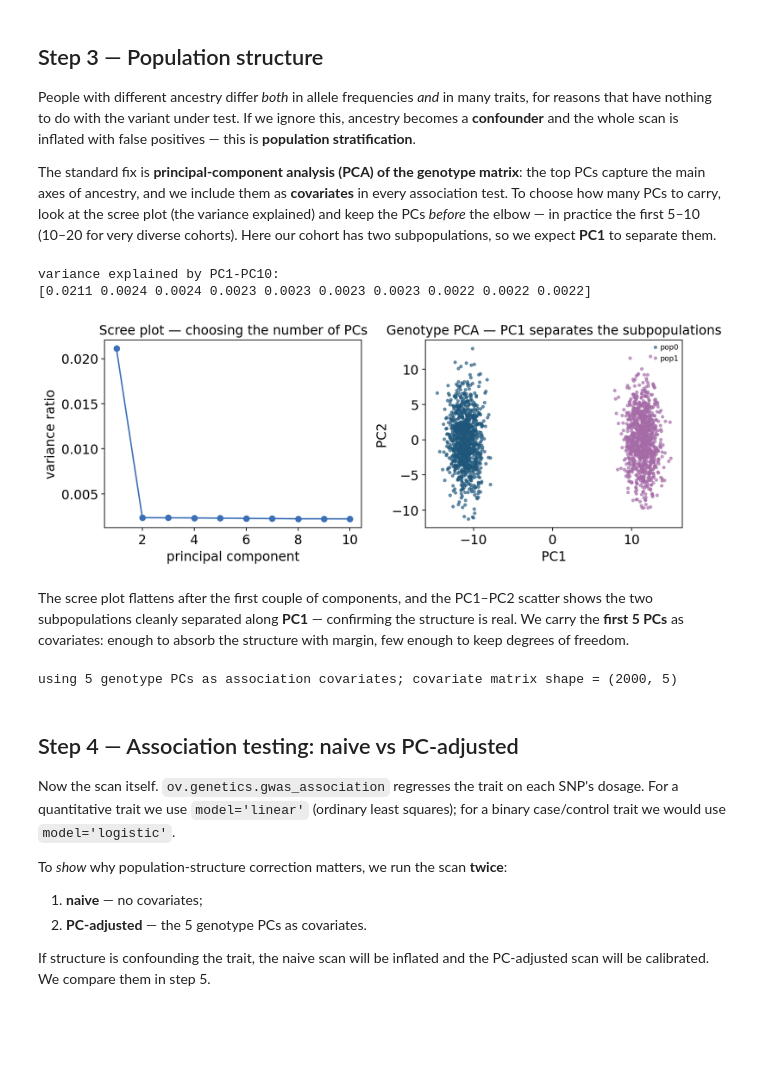
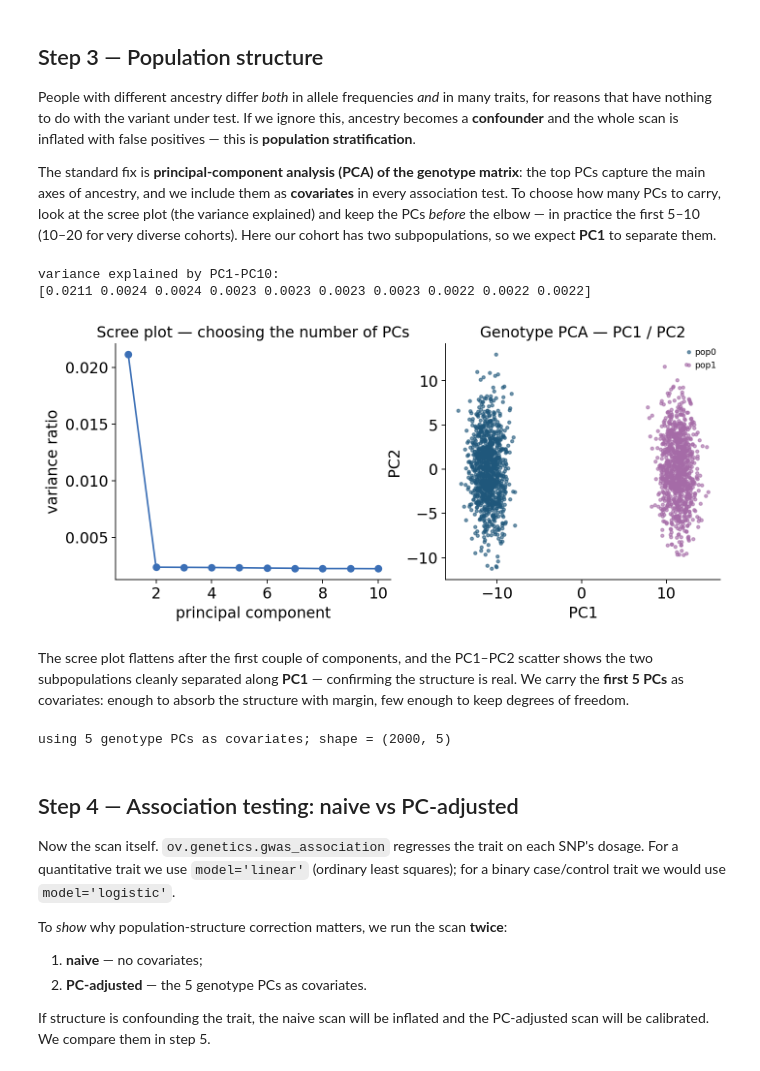
Before and after one commit to DBinary/omicverse-tutorials, a Jupyter notebook: docs/Tutorials-genetics/t_genetics_01_gwas_pipeline.ipynb, the cells around one changed output. Drawn from its saved outputs; the diff is of its cells as text; code cells hidden in the pictures; blank space fills up the shorter version.

```diff
--- a/docs/Tutorials-genetics/t_genetics_01_gwas_pipeline.ipynb
+++ b/docs/Tutorials-genetics/t_genetics_01_gwas_pipeline.ipynb
@@ -317,37 +285,21 @@ to carry, look at the scree plot (the variance explained) and keep the PCs
 *before* the elbow — in practice the first 5–10 (10–20 for very diverse
 cohorts). Here our cohort has two subpopulations, so we expect **PC1** to
 separate them.
-# %%
-# PCA on the QC'd genotypes (scaled, as is standard for genotype PCA).
-geno_pca = geno_qc.copy()
-sc.pp.scale(geno_pca, max_value=10)
-sc.tl.pca(geno_pca, n_comps=10)
-pcs_all = geno_pca.obsm["X_pca"]
-var_ratio = geno_pca.uns["pca"]["variance_ratio"]
-print("variance explained by PC1-PC10:")
-print(np.round(var_ratio, 4))
-# %% [output]
-variance explained by PC1-PC10:
-[0.0211 0.0024 0.0024 0.0023 0.0023 0.0023 0.0023 0.0022 0.0022 0.0022]
-# %%
-fig, axes = plt.subplots(1, 2, figsize=(10, 4))
-
-# Scree plot: where does the variance-explained curve flatten?
-axes[0].plot(np.arange(1, 11), var_ratio, "o-", color="#3b6fb6")
-axes[0].set_xlabel("principal component"); axes[0].set_ylabel("variance ratio")
-axes[0].set_title("Scree plot — choosing the number of PCs")
-
-# PC1 vs PC2, coloured by the (latent) subpopulation label.
-pop = geno_qc.obs["population"].astype(str).values
-for p in sorted(np.unique(pop)):
-    m = pop == p
-    axes[1].scatter(pcs_all[m, 0], pcs_all[m, 1], s=8, label=p, alpha=0.6)
-axes[1].set_xlabel("PC1"); axes[1].set_ylabel("PC2")
-axes[1].set_title("Genotype PCA — PC1 separates the subpopulations")
-axes[1].legend(fontsize=8)
-plt.tight_layout(); plt.show()
-# %% [output]
-[figure, removed]
+# %%
+# Genotype PCA (scaled) -> PC scores + variance explained.
+pcs_all, var_ratio = ov.genetics.genotype_pca(geno_qc, n_comps=10)
+print("variance explained by PC1-PC10:")
+print(np.round(var_ratio, 4))
+# %% [output]
+variance explained by PC1-PC10:
+[0.0211 0.0024 0.0024 0.0023 0.0023 0.0023 0.0023 0.0022 0.0022 0.0022]
+# %%
+ov.genetics.pca_structure_plot(
+    pcs_all, var_ratio, labels=geno_qc.obs["population"],
+)
+plt.show()
+# %% [output]
+[figure, added]
 # %% [markdown]
 The scree plot flattens after the first couple of components, and the
 PC1–PC2 scatter shows the two subpopulations cleanly separated along
@@ -357,10 +309,10 @@ keep degrees of freedom.
 # %%
 n_pcs = 5
 covariates = pcs_all[:, :n_pcs]
-print(f"using {n_pcs} genotype PCs as association covariates; "
-      f"covariate matrix shape = {covariates.shape}")
+print(f"using {n_pcs} genotype PCs as covariates; "
+      f"shape = {covariates.shape}")
 # %% [output]
-using 5 genotype PCs as association covariates; covariate matrix shape = (2000, 5)
+using 5 genotype PCs as covariates; shape = (2000, 5)
 # %% [markdown]
 ## Step 4 — Association testing: naive vs PC-adjusted
 
```
Also changed, not shown: parts of 26 cells of this notebook, 1 other file.
